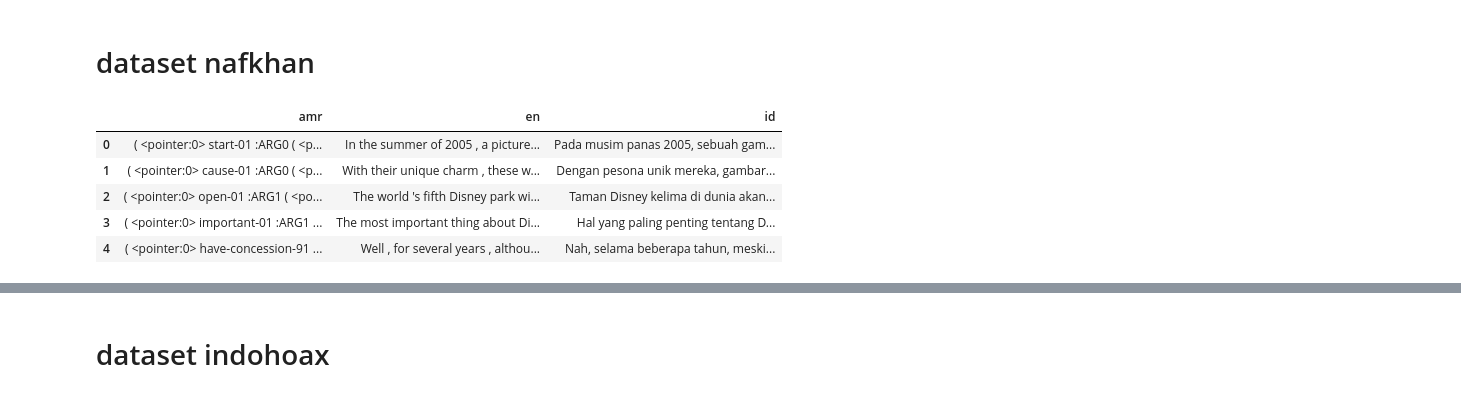
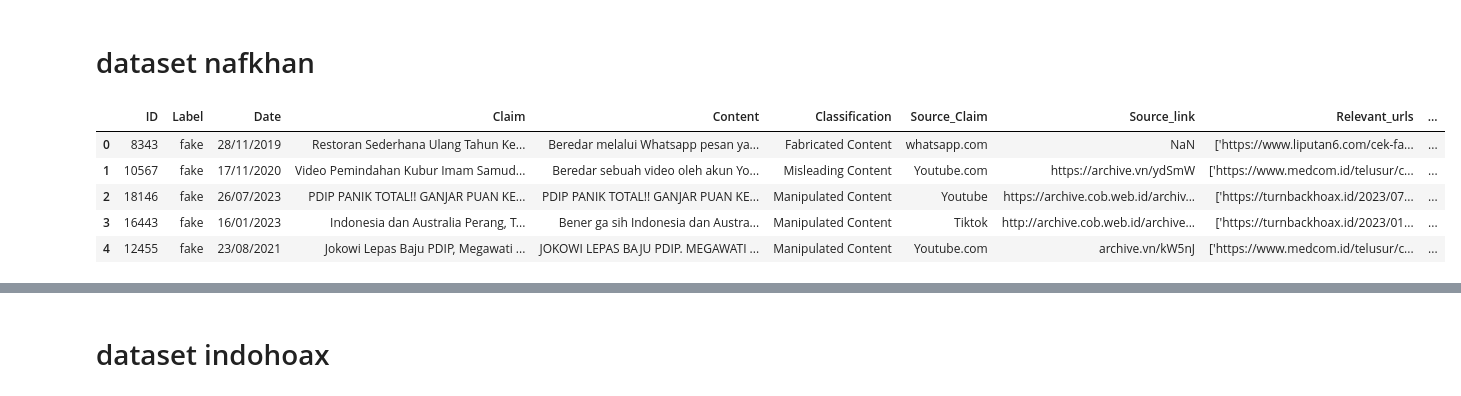
Before and after one commit to fabhiansan/thesis, a Jupyter notebook: Create Dataset From Nafkan to AMR Fact.ipynb, the cells around one changed output, grey strips where cells are left out. Saved outputs shown, nothing was run; the diff lists cells and outputs as text; code cells hidden in the pictures.

Commit message:
done parsing amr2.0, amr3.0, and indohoax dataset

```diff
--- a/Create Dataset From Nafkan to AMR Fact.ipynb
+++ b/Create Dataset From Nafkan to AMR Fact.ipynb
@@ -54,15 +55,20 @@ from utils.pointer_to_penman import convert_amr
 # %%
 path_train_concat_amr2 = "../dataset/ds/amrbart-id-concat-train-amr2/train.jsonl"
 path_train_concat_amr3 = "../dataset/ds/amrbart-id-concat-train-amr3/train.jsonl"
+path_train_set_hki = "../dataset/Dataset Berita Palsu/train_set_hki.csv"
 # %%
 import pandas as pd
 
-df_train_concat_amr2 = pd.read_json(path_train_concat_amr2, lines=True)
-df_train_concat_amr2.head()
+# df_train_concat_amr2 = pd.read_json(path_train_concat_amr2, lines=True)
+# df_train_concat_amr2.head()
+# df_train_concat_amr3 = pd.read_json(path_train_concat_amr3, lines=True)
+# df_train_concat_amr3.head()
+df_train_set_hki = pd.read_csv(path_train_set_hki)
+df_train_set_hki.head()
 # %% [output]
-|  | amr | en | id |
-| 0 | ( <pointer:0> start-01 :ARG0 ( <p... | In the summer of 2005 , a picture... | Pada musim panas 2005, sebuah gam... |
-| 1 | ( <pointer:0> cause-01 :ARG0 ( <p... | With their unique charm , these w... | Dengan pesona unik mereka, gambar... |
-| 2 | ( <pointer:0> open-01 :ARG1 ( <po... | The world 's fifth Disney park wi... | Taman Disney kelima di dunia akan... |
-| 3 | ( <pointer:0> important-01 :ARG1 ... | The most important thing about Di... | Hal yang paling penting tentang D... |
-| 4 | ( <pointer:0> have-concession-91 ... | Well , for several years , althou... | Nah, selama beberapa tahun, meski... |
+|  | ID | Label | Date | Claim | Content | Classification | Source_Claim | Source_link | Relevant_urls | ... |
+| 0 | 8343 | fake | 28/11/2019 | Restoran Sederhana Ulang Tahun Ke... | Beredar melalui Whatsapp pesan ya... | Fabricated Content | whatsapp.com | NaN | ['https://www.liputan6.com/cek-fa... | ... |
+| 1 | 10567 | fake | 17/11/2020 | Video Pemindahan Kubur Imam Samud... | Beredar sebuah video oleh akun Yo... | Misleading Content | Youtube.com | https://archive.vn/ydSmW | ['https://www.medcom.id/telusur/c... | ... |
+| 2 | 18146 | fake | 26/07/2023 | PDIP PANIK TOTAL!! GANJAR PUAN KE... | PDIP PANIK TOTAL!! GANJAR PUAN KE... | Manipulated Content | Youtube | https://archive.cob.web.id/archiv... | ['https://turnbackhoax.id/2023/07... | ... |
+| 3 | 16443 | fake | 16/01/2023 | Indonesia dan Australia Perang, T... | Bener ga sih Indonesia dan Austra... | Manipulated Content | Tiktok | http://archive.cob.web.id/archive... | ['https://turnbackhoax.id/2023/01... | ... |
+| 4 | 12455 | fake | 23/08/2021 | Jokowi Lepas Baju PDIP, Megawati ... | JOKOWI LEPAS BAJU PDIP. MEGAWATI ... | Manipulated Content | Youtube.com | archive.vn/kW5nJ | ['https://www.medcom.id/telusur/c... | ... |
```
Also changed, not shown: parts of 36 cells of this notebook.
